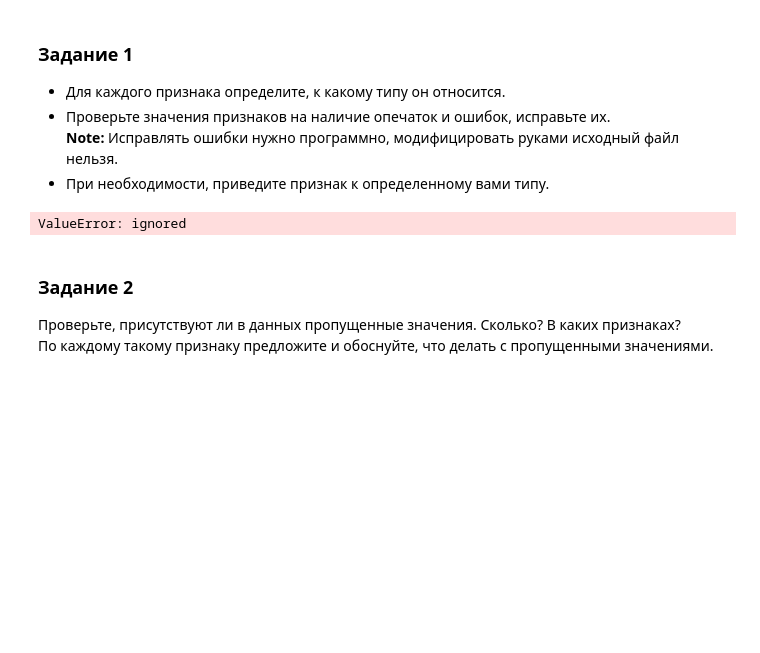
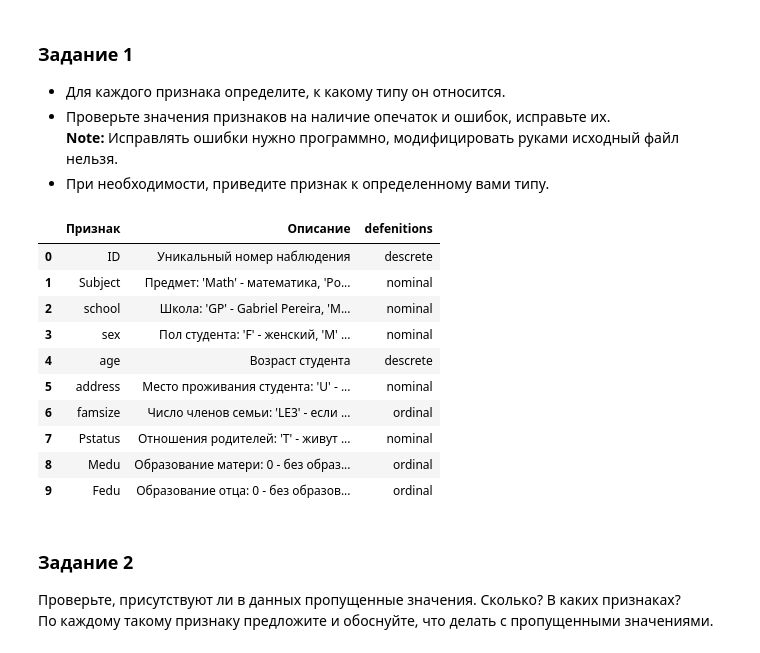
Before and after one commit to dariaAlium/DA, a Jupyter notebook: Lab_1_Exploratory_analysis.ipynb, the cells around one changed output. Saved outputs shown, nothing was run; the diff lists cells and outputs as text; code cells hidden in the pictures; blank space fills up the shorter version.

```diff
--- a/Lab_1_Exploratory_analysis.ipynb
+++ b/Lab_1_Exploratory_analysis.ipynb
@@ -70,0 +50,10 @@ pd.read_csv('students_data_features.csv',
+# %%
+sign = {'ID',	'Subject',	'school',	'sex',	'age',	'address',	'famsize',
+        'Pstatus',	'Medu',	'Fedu',	'Mjob',	'Fjob',	'reason',	'guardian',
+        'traveltime',	'studytime',	'failures',	'schoolsup',	'famsup',	'paid',
+        'activities',	'nursery',	'higher',	'internet',	'romantic',	'famrel',
+        'freetime',	'goout',	'Dalc',	'Walc',	'health',	'absences',	'cheating',	'G1',	'G2',	'G3'}
+signs = pd.read_csv('students_data_features.csv',
+            delimiter=';',
+            encoding='windows-1251')
+signs.head(40)
@@ -80,15 +87,33 @@ pd.read_csv('students_data_features.csv',
  * Проверьте значения признаков на наличие опечаток и ошибок, исправьте их.<br>
    __Note:__ Исправлять ошибки нужно программно, модифицировать руками исходный файл нельзя.
  * При необходимости, приведите признак к определенному вами типу.
-# %%
-data['defenitions'] = ['ID - descrete', 'Subject - nominal', 'school - nominal',
-                       'sex - nominal', 'age - descrete', 'adress - nominal',
-                       'fsize - ordinal', 'Pstatus - nominal', 'Medu - ordinal',
-                       'Fedu - ordinal', 'Mjob - ', 'Fjob', 'reason', 'guardian', 'traveltime',
-                       'failures	schoolsup	famsup	paid	activities	nursery	higher	internet	romantic	famrel	freetime	goout	Dalc	Walc	health	absences	cheating	G1	G2	G3'
-                       ]
-# %% [output]
-ValueError: ignored
+# %%
+signs['defenitions'] = ['descrete', 'nominal', 'nominal',
+                       'nominal', 'descrete', 'nominal',
+                       'ordinal', 'nominal', 'ordinal',
+                       'ordinal', 'nominal', 'nominal',
+                        'nominal', 'nominal', 'ordinal',
+                        'ordinal',
+                       'ordinal',	'binary' , 'binary',
+                        'binary', 'binary',	'binary',
+                        'binary',	'binary', 'binary',
+                        'ordinal',	'ordinal',	'ordinal',
+                        'ordinal',	'ordinal',	'ordinal',
+                        'descrete',	'binary', 'ordinal',
+                        'ordinal',	'ordinal']
+signs.head(10)
+# %% [output]
+|  | Признак | Описание | defenitions |
+| 0 | ID | Уникальный номер наблюдения | descrete |
+| 1 | Subject | Предмет: 'Math' - математика, 'Po... | nominal |
+| 2 | school | Школа: 'GP' - Gabriel Pereira, 'M... | nominal |
+| 3 | sex | Пол студента: 'F' - женский, 'M' ... | nominal |
+| 4 | age | Возраст студента | descrete |
+| 5 | address | Место проживания студента: 'U' - ... | nominal |
+| 6 | famsize | Число членов семьи: 'LE3' - если ... | ordinal |
+| 7 | Pstatus | Отношения родителей: 'T' - живут ... | nominal |
+| 8 | Medu | Образование матери: 0 - без образ... | ordinal |
+| 9 | Fedu | Образование отца: 0 - без образов... | ordinal |
 # %% [markdown]
 ### Задание 2
 
```
Also changed, not shown: parts of 3 cells of this notebook.
